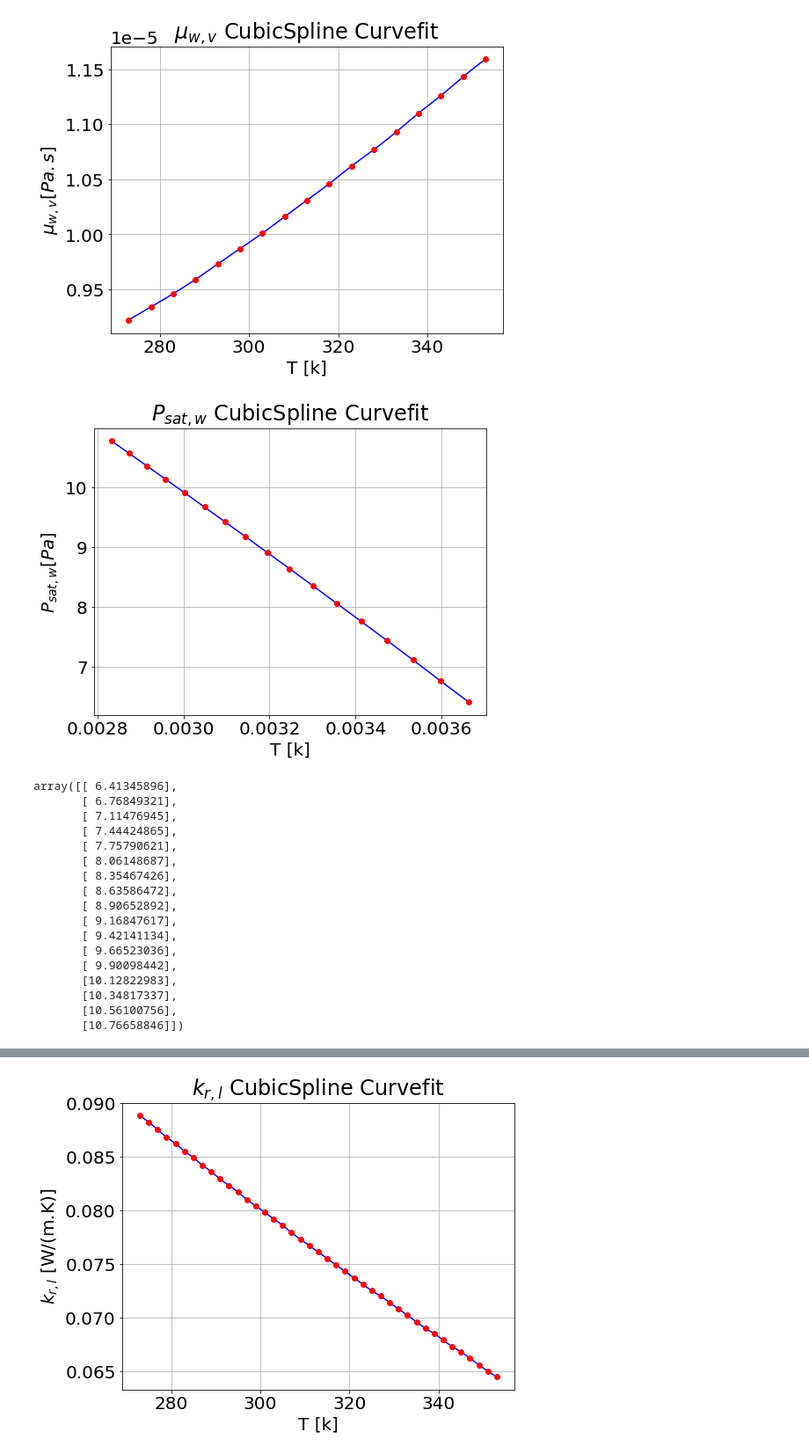
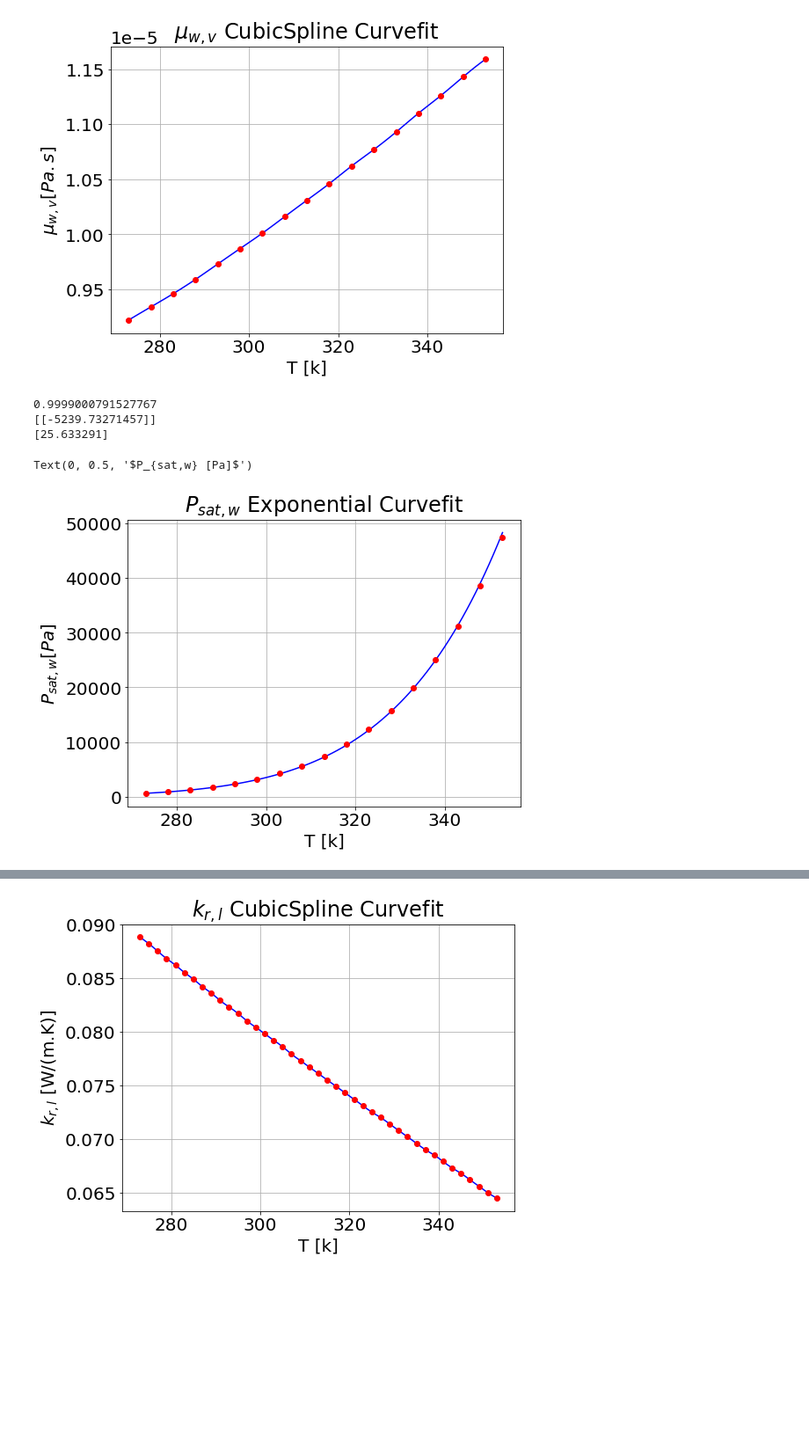
Before and after one commit to unjike/Heat-Transfer-and-Phase-Change, a Jupyter notebook: Project_2.ipynb, the cells around one changed output, grey strips where cells are left out. Shown at 88% size. Cells and saved outputs as stored; diff of their text form; code cells hidden in the pictures; blank space fills up the shorter version.

```diff
--- a/Project_2.ipynb
+++ b/Project_2.ipynb
@@ -130,40 +130,32 @@ plt.ylabel('$\mu_{w,v} [Pa.s]$')
 plt.show()
 # %% [output]
 [figure]
+# %%
+from sklearn.linear_model import LinearRegression
+
+Pw = np.log(np.array([0.00061, 0.00087, 0.00123, 0.00171, 0.00234, 0.00317, 0.00425, 0.00563, 0.00738, 0.00959, 0.01235, 0.01576, 0.01995, 0.02504, 0.03120, 0.03860, 0.04741])*10**6) # Pa
+
+
+
+reg = LinearRegression().fit((1/T_w).reshape(17,1), Pw.reshape(17,1))
+print(reg.score((1/T_w).reshape(17,1), Pw.reshape(17,1)))
+print(reg.coef_)
+print(reg.intercept_)
+# %% [output]
+0.9999000791527767
+[[-5239.73271457]]
+[25.633291]
 # %%
-Pw = np.log(np.array([0.00061, 0.00087, 0.00123, 0.00171, 0.00234, 0.00317, 0.00425, 0.00563, 0.00738, 0.00959, 0.01235, 0.01576, 0.01995, 0.02504, 0.03120, 0.03860, 0.04741])*10**6) # Pa
-
-#plotting curve fit for saturated pressure
-Tw = np.flip(1/T_w)
-T = 1/(np.arange(0,80.01,1) + 273) #K
-f_Pw = interpolate.CubicSpline(Tw, np.flip(Pw))
+P = np.array([0.00061, 0.00087, 0.00123, 0.00171, 0.00234, 0.00317, 0.00425, 0.00563, 0.00738, 0.00959, 0.01235, 0.01576, 0.01995, 0.02504, 0.03120, 0.03860, 0.04741])*10**6
+T = np.arange(0,80.01,1) + 273#K
+P_w = lambda x: np.exp(25.63 - 5240/x)
 fig = plt.figure(figsize = (8,6))
 plt.rcParams.update({'font.size': 20})
-plt.plot(T, f_Pw(T), 'b', Tw, np.flip(Pw), 'ro')
-plt.title('$P_{sat,w}$ CubicSpline Curvefit')
+plt.plot(T, P_w(T), 'b', T_w, P, 'ro')
+plt.title('$P_{sat,w}$ Exponential Curvefit')
 plt.grid()
 plt.xlabel('T [k]')
 plt.ylabel('$P_{sat,w} [Pa]$')
-plt.show()
 # %% [output]
+Text(0, 0.5, '$P_{sat,w} [Pa]$')
-[figure, old version]
+[figure, new version]
-# %%
-Pw.reshape(17,1)
-# %% [output]
-array([[ 6.41345896],
-       [ 6.76849321],
-       [ 7.11476945],
-       [ 7.44424865],
-       [ 7.75790621],
-       [ 8.06148687],
-       [ 8.35467426],
-       [ 8.63586472],
-       [ 8.90652892],
-       [ 9.16847617],
-       [ 9.42141134],
-       [ 9.66523036],
-       [ 9.90098442],
-       [10.12822983],
-       [10.34817337],
-       [10.56100756],
-       [10.76658846]])
```
Also changed, not shown: parts of 19 cells of this notebook.
